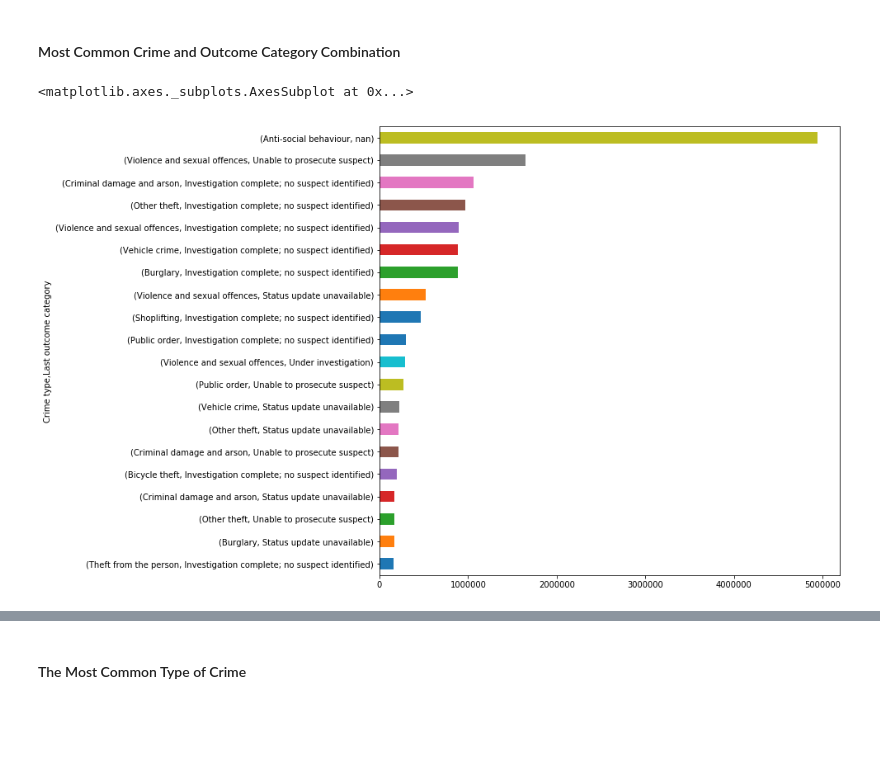
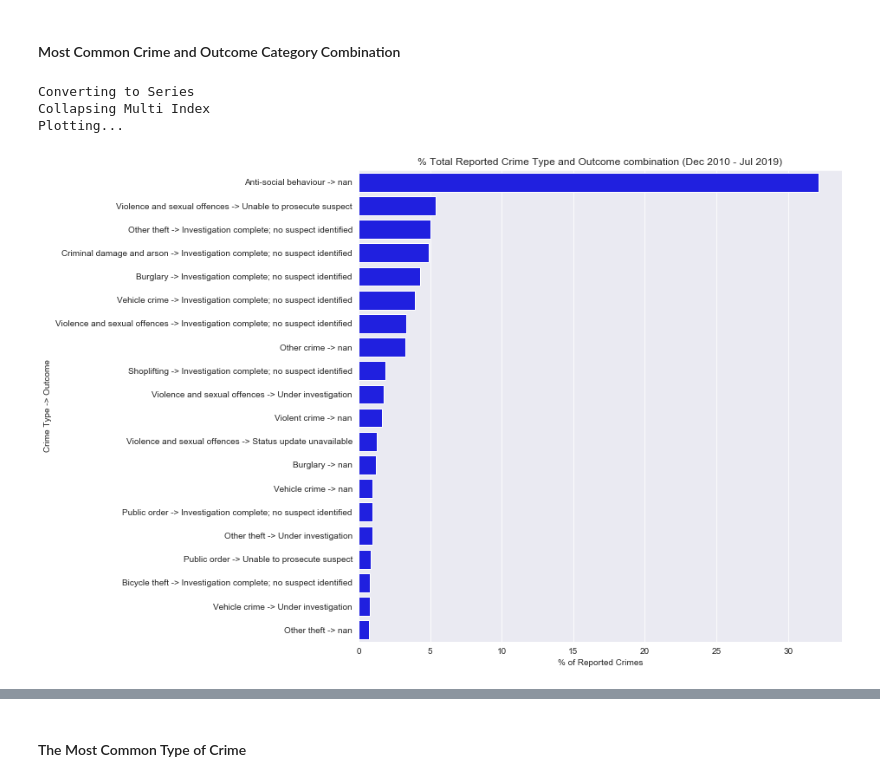
Before and after one commit to AlistairLR112/EnglandCrimeAssociations, a Jupyter notebook: CrimeAssociations.ipynb, the cells around one changed output, grey strips where cells are left out. Saved outputs shown, nothing was run; the diff lists cells and outputs as text; code cells hidden in the pictures; blank space fills up the shorter version.

```diff
--- a/CrimeAssociations.ipynb
+++ b/CrimeAssociations.ipynb
@@ -203,7 +203,9 @@ outcome_counts_series = outcome_counts\
-# %%
-outcome_counts_series\
-.sort_values(ascending=True)\
-.plot(kind="barh", figsize=(10,10))
-# %% [output]
-<matplotlib.axes._subplots.AxesSubplot at 0x...>
-[figure, removed]
+# %%
+plt.figure(figsize=(10, 10))
+outcome_category_plot = eda.plot_crime_type_and_category_counts(police_data_clean, read=True)
+plt.show()
+# %% [output]
+Converting to Series
+Collapsing Multi Index
+Plotting...
+[figure, added]
```
Also changed, not shown: parts of 38 cells of this notebook, 7 other files.
